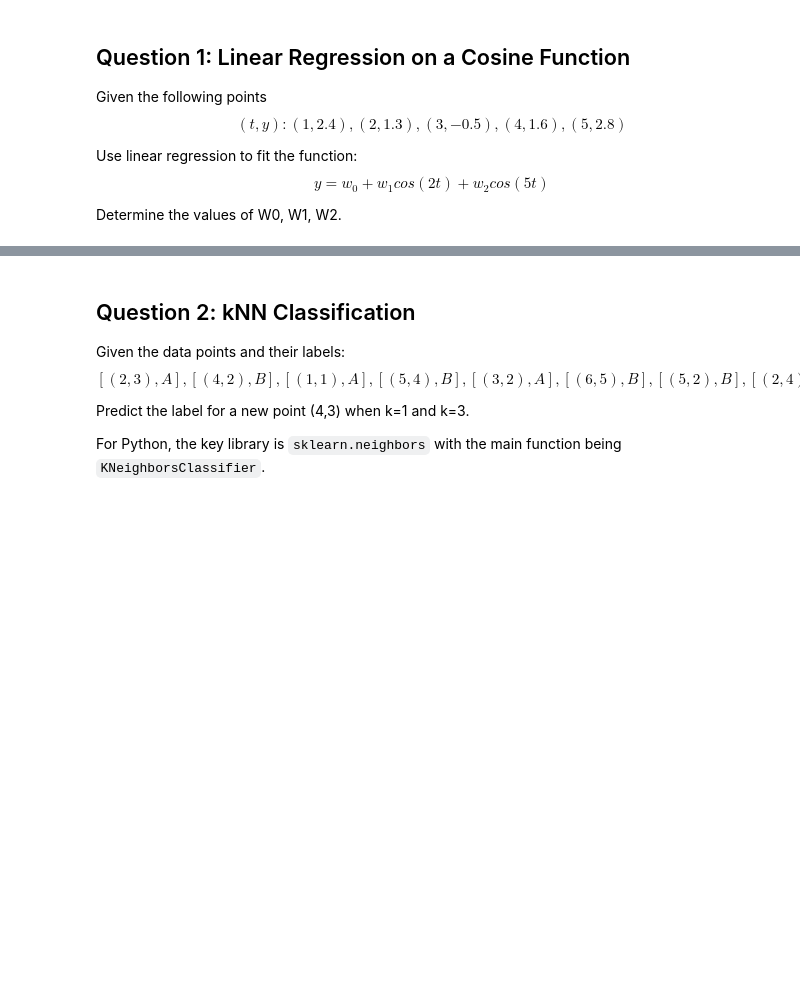
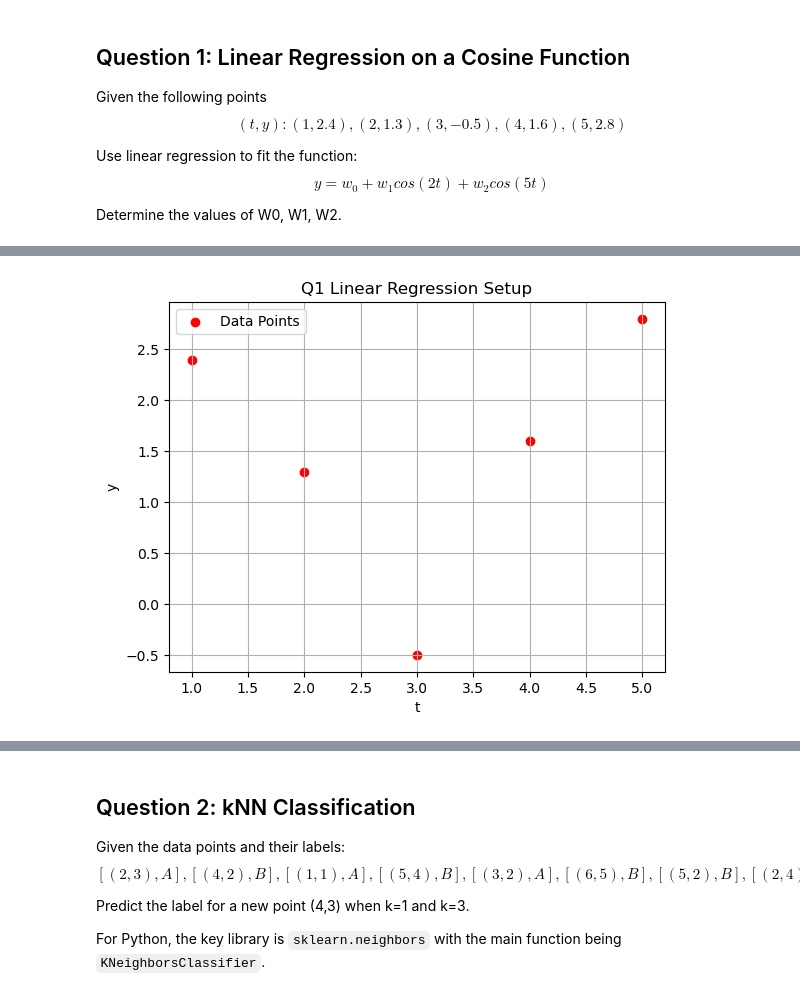
Before and after one commit to Everloom-129/ECE449_MachineLearning, a Jupyter notebook: Assignment/hw1/classical_ml.ipynb, the cells around one changed output, grey strips where cells are left out. Cells and saved outputs as stored; diff of their text form; code cells hidden in the pictures; blank space fills up the shorter version.

```diff
--- a/Assignment/hw1/classical_ml.ipynb
+++ b/Assignment/hw1/classical_ml.ipynb
@@ -15,9 +27,18 @@ Determine the values of W0, W1, W2.
 # %%
+import matplotlib.pyplot as plt
 import numpy as np
-t = [1,2,3,4,5]
-y = [2.4, 1.3, -0.5, 1.6, 2.8]
 
-def my_linear_regression(t,y):
+# Given data points (t, y)
+t_points = np.array([1, 2, 3, 4, 5])
+y_points = np.array([2.4, 1.3, -0.5, 1.6, 2.8])
 
-
-    return w0, w1, w2
+# Plot the given data points
+plt.scatter(t_points, y_points, color='red', label='Data Points')
+plt.xlabel('t')
+plt.ylabel('y')
+plt.title('Q1 Linear Regression Setup')
+plt.legend()
+plt.grid(True)
+plt.show()
+# %% [output]
+[figure, added]
```
Also changed, not shown: parts of 15 cells of this notebook.
